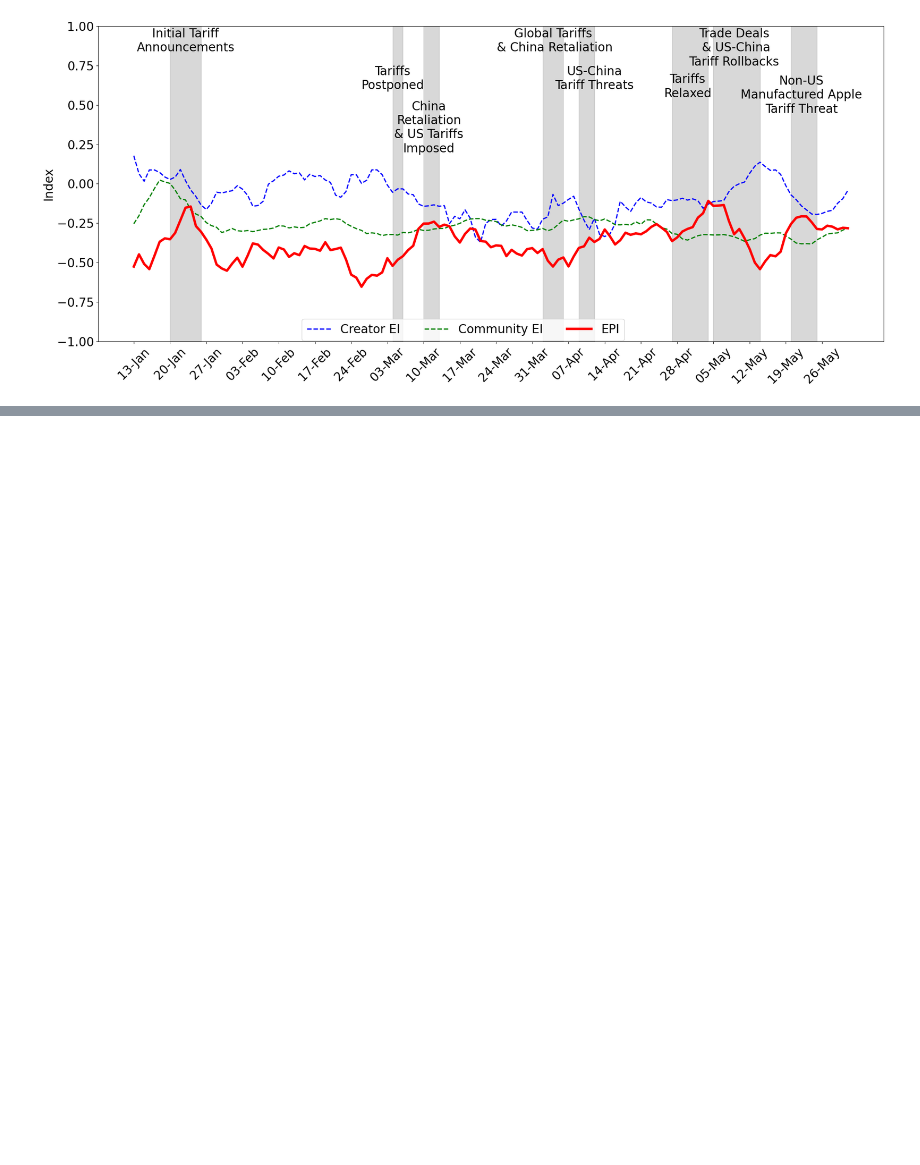
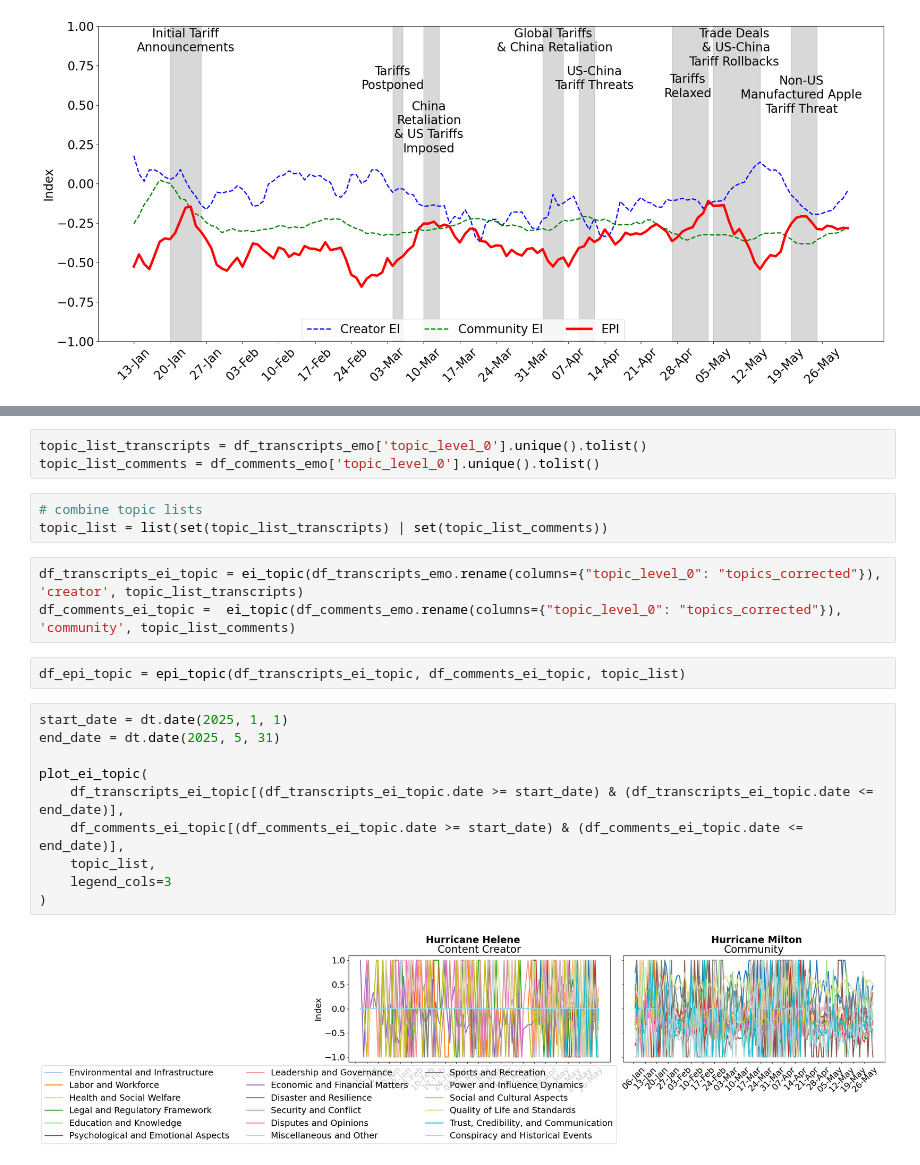
Before and after one commit to isom-ds/youtube-emotion-financial-modelling, a Jupyter notebook: 300_index_module.ipynb, the cells around one changed output, grey strips where cells are left out. Saved outputs shown, nothing was run; the diff lists cells and outputs as text; blank space fills up the shorter version.

```diff
--- a/300_index_module.ipynb
+++ b/300_index_module.ipynb
@@ -870,0 +764,23 @@ plot_epi_topic_weighted(
+# %%
+topic_list_transcripts = df_transcripts_emo['topic_level_0'].unique().tolist()
+topic_list_comments = df_comments_emo['topic_level_0'].unique().tolist()
+# %%
+# combine topic lists
+topic_list = list(set(topic_list_transcripts) | set(topic_list_comments))
+# %%
+df_transcripts_ei_topic = ei_topic(df_transcripts_emo.rename(columns={"topic_level_0": "topics_corrected"}), 'creator', topic_list_transcripts)
+df_comments_ei_topic =  ei_topic(df_comments_emo.rename(columns={"topic_level_0": "topics_corrected"}), 'community', topic_list_comments)
+# %%
+df_epi_topic = epi_topic(df_transcripts_ei_topic, df_comments_ei_topic, topic_list)
+# %%
+start_date = dt.date(2025, 1, 1)
+end_date = dt.date(2025, 5, 31)
+
+plot_ei_topic(
+    df_transcripts_ei_topic[(df_transcripts_ei_topic.date >= start_date) & (df_transcripts_ei_topic.date <= end_date)],
+    df_comments_ei_topic[(df_comments_ei_topic.date >= start_date) & (df_comments_ei_topic.date <= end_date)],
+    topic_list,
+    legend_cols=3
+)
+# %% [output]
+[figure, added]
```
Also changed, not shown: parts of 28 cells of this notebook, 2 other files.
